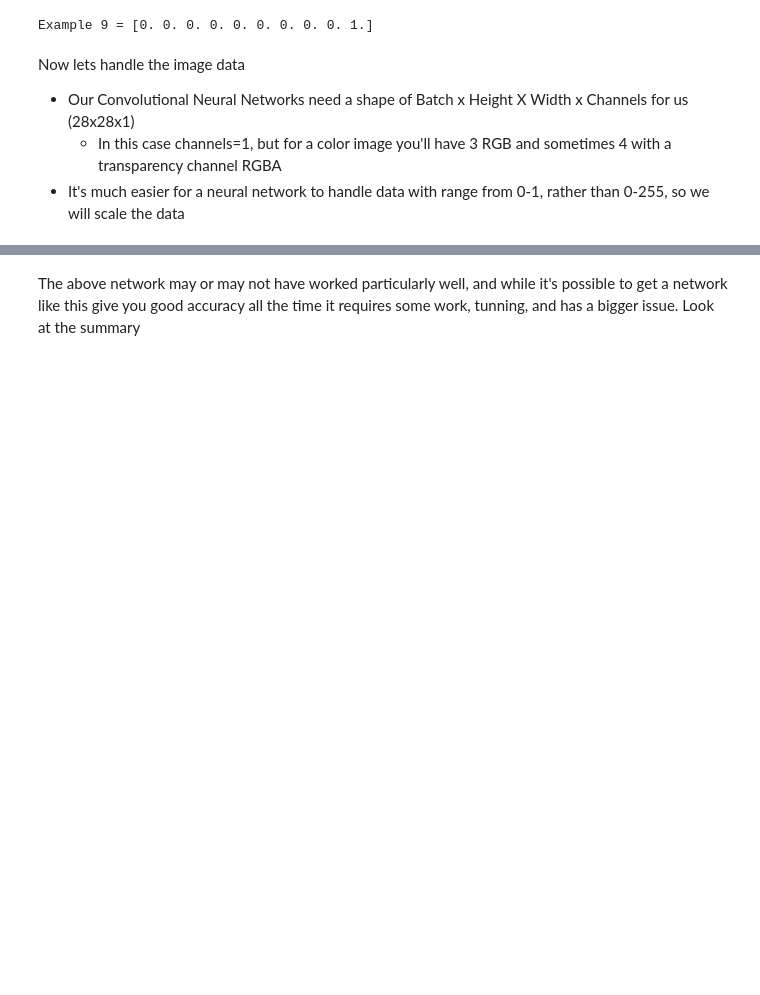
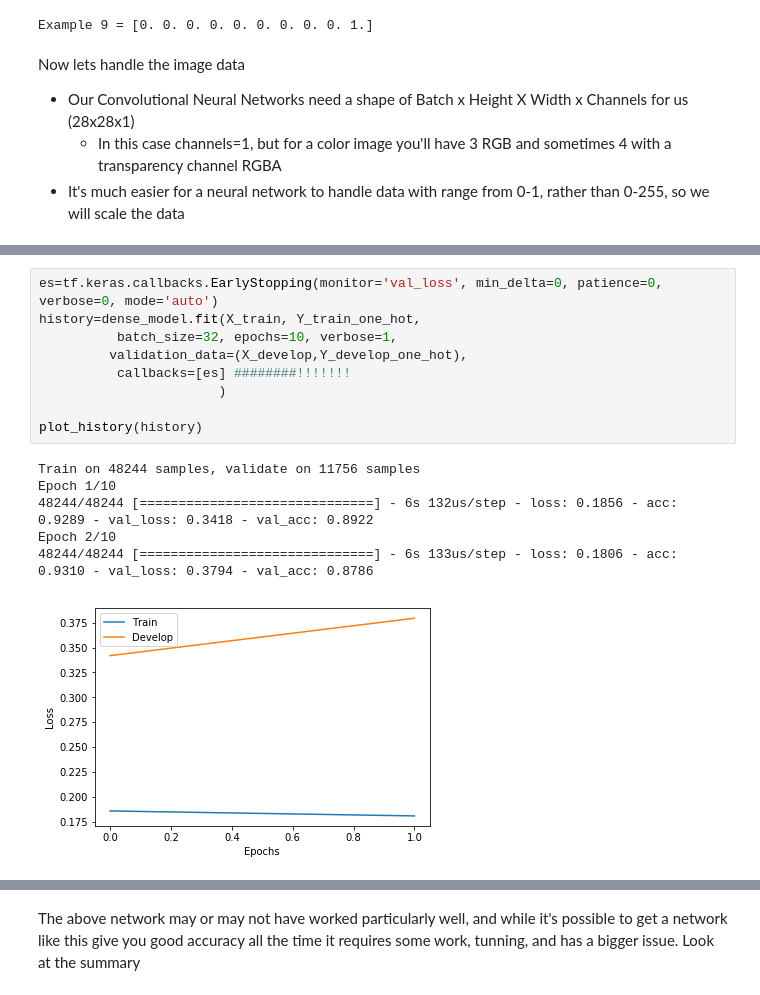
Before and after one commit to jsearcy1/racsml, a Jupyter notebook: notebooks/3-ConvolutionalNN.ipynb, the cells around one changed output, grey strips where cells are left out. Cells and saved outputs as stored; diff of their text form; blank space fills up the shorter version.

```diff
--- a/notebooks/3-ConvolutionalNN.ipynb
+++ b/notebooks/3-ConvolutionalNN.ipynb
@@ -188,0 +308,16 @@ Epoch 10/10
+# %%
+es=tf.keras.callbacks.EarlyStopping(monitor='val_loss', min_delta=0, patience=0, verbose=0, mode='auto')
+history=dense_model.fit(X_train, Y_train_one_hot,
+          batch_size=32, epochs=10, verbose=1,
+         validation_data=(X_develop,Y_develop_one_hot),
+          callbacks=[es] ########!!!!!!!
+                       )
+
+plot_history(history)
+# %% [output]
+Train on 48244 samples, validate on 11756 samples
+Epoch 1/10
+48244/48244 [==============================] - 6s 132us/step - loss: 0.1856 - acc: 0.9289 - val_loss: 0.3418 - val_acc: 0.8922
+Epoch 2/10
+48244/48244 [==============================] - 6s 133us/step - loss: 0.1806 - acc: 0.9310 - val_loss: 0.3794 - val_acc: 0.8786
+[figure, added]
```
Also changed, not shown: parts of 53 cells of this notebook, 1 other file.
